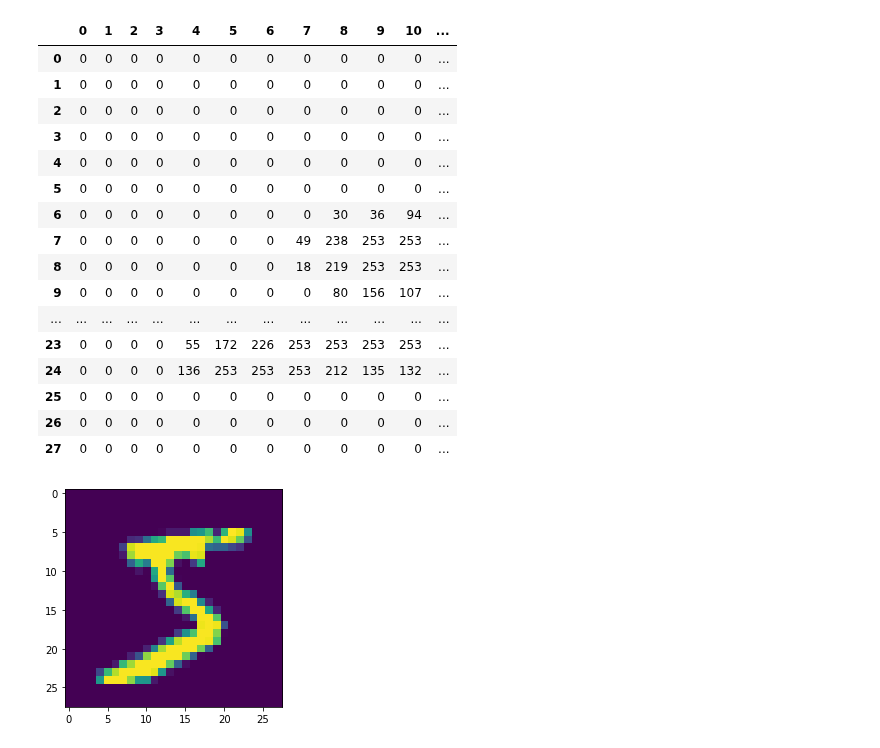
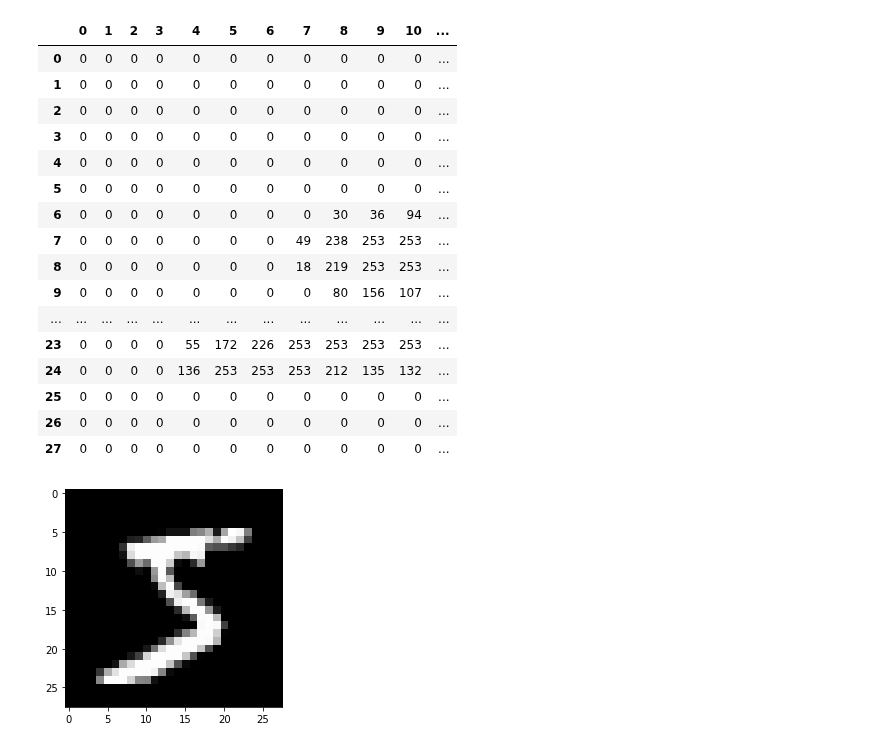
Before and after one commit to Elwing-Chou/ximen0926, a Jupyter notebook: mlp.ipynb, the cells around one changed output. Saved outputs shown, nothing was run; the diff lists cells and outputs as text; code cells hidden in the pictures.

```diff
--- a/mlp.ipynb
+++ b/mlp.ipynb
@@ -11,28 +11,30 @@ print(y_train.shape)
 print(x_test.shape)
 print(y_test.shape)
 # %%
+# 只要matplotlib cmap參數: https://matplotlib.org/stable/tutorials/colors/colormaps.html
+# 反過來: _r inferno -> inferno_r
 import pandas as pd
 # 0-59999
 idx = 0
 import matplotlib.pyplot as plt
-plt.imshow(x_train[idx])
+plt.imshow(x_train[idx], cmap="gray")
 pd.DataFrame(x_train[idx])
 # %% [output]
 |  | 0 | 1 | 2 | 3 | 4 | 5 | 6 | 7 | 8 | 9 | 10 | ... |
 | 0 | 0 | 0 | 0 | 0 | 0 | 0 | 0 | 0 | 0 | 0 | 0 | ... |
 | 1 | 0 | 0 | 0 | 0 | 0 | 0 | 0 | 0 | 0 | 0 | 0 | ... |
 | 2 | 0 | 0 | 0 | 0 | 0 | 0 | 0 | 0 | 0 | 0 | 0 | ... |
 | 3 | 0 | 0 | 0 | 0 | 0 | 0 | 0 | 0 | 0 | 0 | 0 | ... |
 | 4 | 0 | 0 | 0 | 0 | 0 | 0 | 0 | 0 | 0 | 0 | 0 | ... |
 | 5 | 0 | 0 | 0 | 0 | 0 | 0 | 0 | 0 | 0 | 0 | 0 | ... |
 | 6 | 0 | 0 | 0 | 0 | 0 | 0 | 0 | 0 | 30 | 36 | 94 | ... |
 | 7 | 0 | 0 | 0 | 0 | 0 | 0 | 0 | 49 | 238 | 253 | 253 | ... |
 | 8 | 0 | 0 | 0 | 0 | 0 | 0 | 0 | 18 | 219 | 253 | 253 | ... |
 | 9 | 0 | 0 | 0 | 0 | 0 | 0 | 0 | 0 | 80 | 156 | 107 | ... |
 | ... | ... | ... | ... | ... | ... | ... | ... | ... | ... | ... | ... | ... |
 | 23 | 0 | 0 | 0 | 0 | 55 | 172 | 226 | 253 | 253 | 253 | 253 | ... |
 | 24 | 0 | 0 | 0 | 0 | 136 | 253 | 253 | 253 | 212 | 135 | 132 | ... |
 | 25 | 0 | 0 | 0 | 0 | 0 | 0 | 0 | 0 | 0 | 0 | 0 | ... |
 | 26 | 0 | 0 | 0 | 0 | 0 | 0 | 0 | 0 | 0 | 0 | 0 | ... |
 | 27 | 0 | 0 | 0 | 0 | 0 | 0 | 0 | 0 | 0 | 0 | 0 | ... |
-[figure, old version]
+[figure, new version]
```
